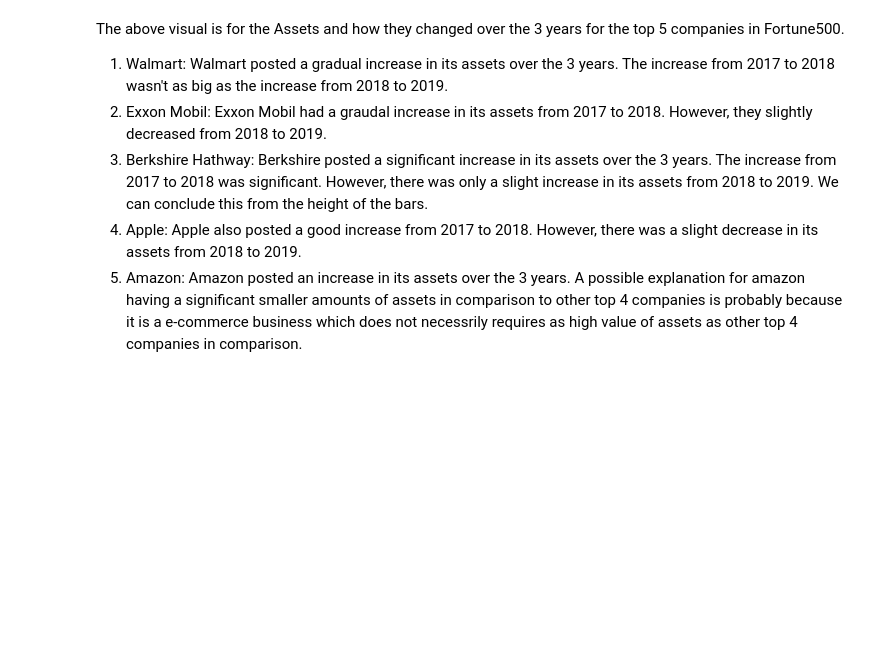
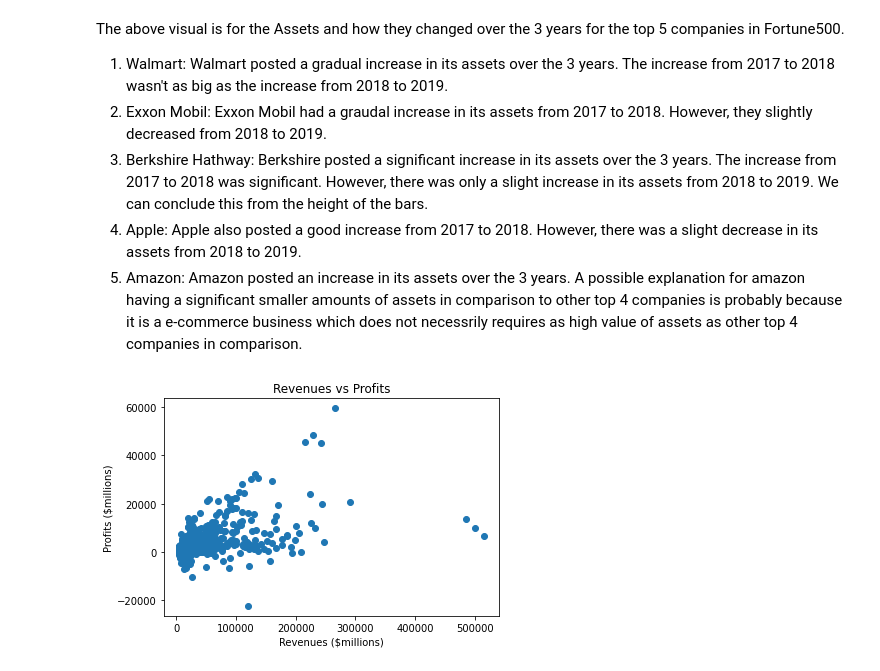
Before and after one commit to CS-UCR/final-project-wasp, a Jupyter notebook: EDA.ipynb, the cells around one changed output. Drawn from its saved outputs; the diff is of its cells as text; code cells hidden in the pictures; blank space fills up the shorter version.

```diff
--- a/EDA.ipynb
+++ b/EDA.ipynb
@@ -114,3 +117,15 @@ The above visual is for the Assets and how they changed over the 3 years for the
 3) Berkshire Hathway: Berkshire posted a significant increase in its assets over the 3 years. The increase from 2017 to 2018 was significant. However, there was only a slight increase in its assets from 2018 to 2019. We can conclude this from the height of the bars.
 4) Apple: Apple also posted a good increase from 2017 to 2018. However, there was a slight decrease in its assets from 2018 to 2019.
 5) Amazon: Amazon posted an increase in its assets over the 3 years. A possible explanation for amazon having a significant smaller amounts of assets in comparison to other top 4 companies is probably because it is a e-commerce business which does not necessrily requires as high value of assets as other top 4 companies in comparison.
+# %%
+#Plot the Profit vs Revenue and see their correlation
+
+fig=plt.figure()
+plt.scatter(df['Revenues ($millions)'], df['Profits ($millions)'])
+axis = fig.gca() #get current axis
+axis.set_title('Revenues vs Profits')
+axis.set_xlabel('Revenues ($millions)')
+axis.set_ylabel('Profits ($millions)')
+fig.canvas.draw()
+# %% [output]
+[figure, added]
```
Also changed, not shown: parts of 6 cells of this notebook.
